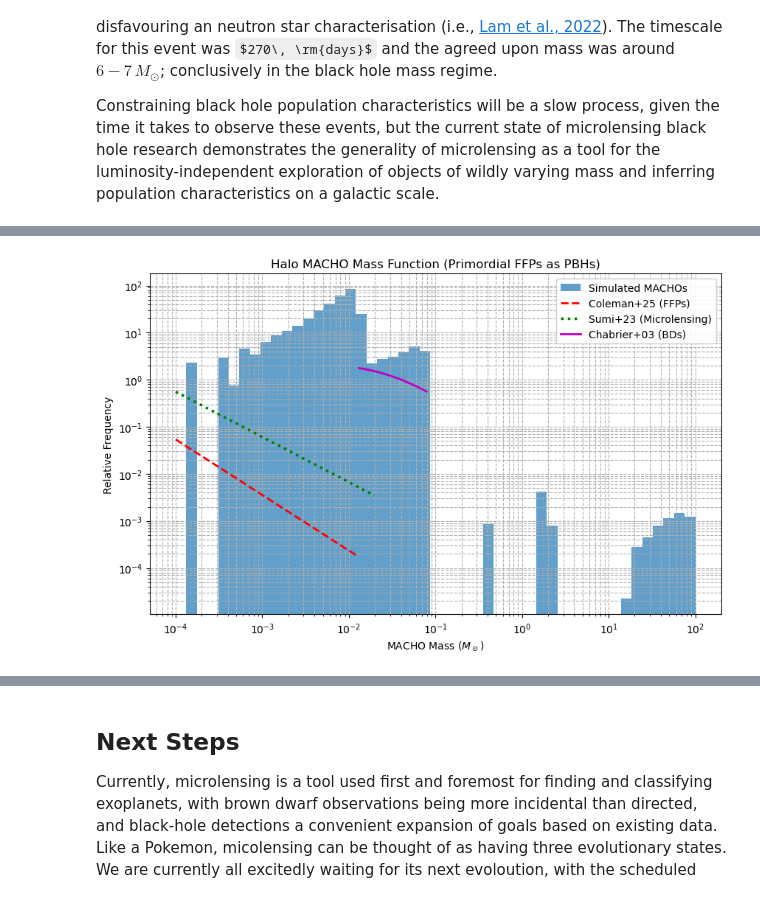
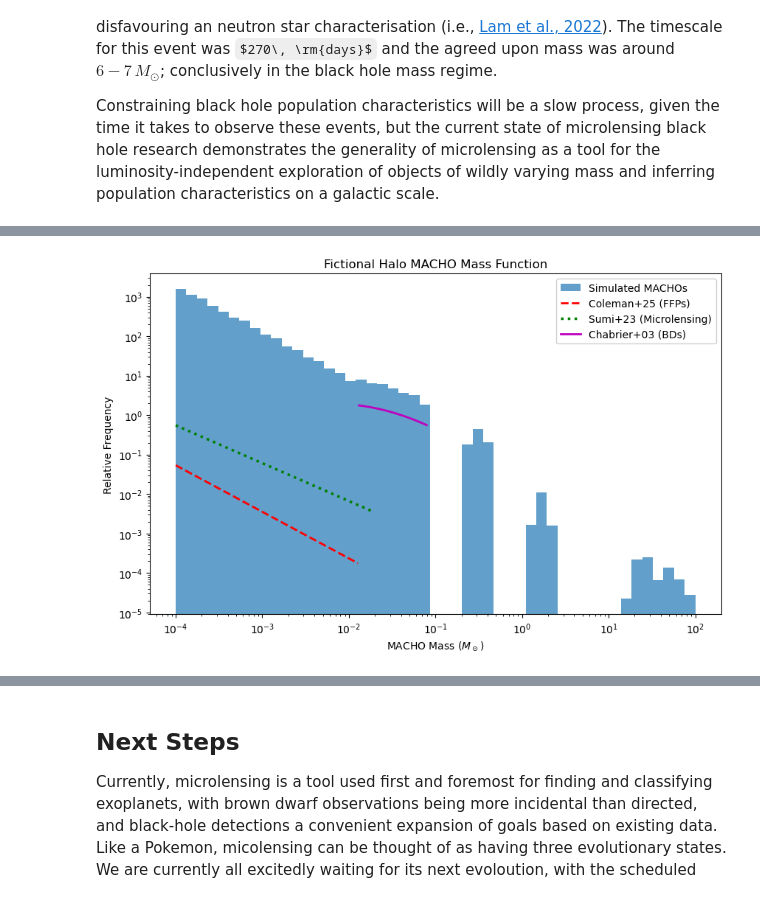
Before and after one commit to AmberLee2427/TheMicrolensersGuideToTheGalaxy, a Jupyter notebook: Notebooks/RemnantsAndDarkMatter.ipynb, the cells around one changed output, grey strips where cells are left out. Saved outputs shown, nothing was run; the diff lists cells and outputs as text; code cells hidden in the pictures; some formulas as TeX source.

```diff
--- a/Notebooks/RemnantsAndDarkMatter.ipynb
+++ b/Notebooks/RemnantsAndDarkMatter.ipynb
@@ -268,9 +421,4 @@ Although initially proposed as a method for detecting astrophysical objects in t
 # %%
-import numpy as np
-import matplotlib.pyplot as plt
-from scipy.integrate import quad
-from typing import Tuple, Callable
-
 # Constants
 M_JUP_TO_M_SUN = 9.54e-4  # 1 Jupiter mass in solar masses
 M_EARTH_TO_M_SUN = 3.003e-6  # 1 Earth mass in solar masses
@@ -419,7 +567,7 @@ def sample_powerlaw(min_mass: float, max_mass: float, gamma: float, size: int) -
         Sampled masses.
     """
     u = np.random.uniform(0, 1, size)
-    return (min_mass**(gamma + 1) + u * (max_mass**(gamma + 1) - min_mass**(gamma + 1)))**(1 / (gamma + 1))
+    return (min_mass**(1-gamma) + u * (max_mass**(1-gamma) - min_mass**(1-gamma)))**(1/(1-gamma))
 
 def sample_macho_mass(size: int = 10_000) -> np.ndarray:
     """
@@ -460,33 +608,33 @@ if __name__ == "__main__":
     # Plot
     plt.figure(figsize=(10, 6))
     bins = np.logspace(np.log10(1e-4), np.log10(100), 50)
     counts, _, _ = plt.hist(macho_masses, bins=bins, density=True, alpha=0.7, color='#1f77b4', label='Simulated MACHOs')
     plt.xscale('log')
     plt.yscale('log')
     plt.xlabel(r'MACHO Mass ($M_\odot$)')
     plt.ylabel('Relative Frequency')
-    plt.title('Halo MACHO Mass Function (Primordial FFPs as PBHs)')
-    plt.grid(True, which='both', ls='--')
+    plt.title('Fictional Halo MACHO Mass Function')
+    #plt.grid(True, which='both', ls='--')
 
     # --- Theoretical curves (truncated) ---
     M_grid = np.logspace(-4, 2, 500)
 
     # Coleman25: 0.0001 - 0.013 Msun (FFPs)
     coleman_mask = (M_grid >= 1e-4) & (M_grid <= 0.013)
     plt.plot(M_grid[coleman_mask], ffp_mass_function_Coleman25(M_grid)[coleman_mask],
              'r--', lw=2, label='Coleman+25 (FFPs)')
 
     # Sumi23: <0.02 Msun
     sumi_mask = M_grid <= 0.02
     plt.plot(M_grid[sumi_mask], ffp_mass_function_Sumi23(M_grid)[sumi_mask],
              'g:', lw=2.5, label='Sumi+23 (Microlensing)')
 
     # Chabrier03 IMF scaled to BD range (0.013-0.08 Msun)
     bd_mask = (M_grid >= 0.013) & (M_grid <= 0.08)
     chabrier_bd = imf_chabrier03(M_grid[bd_mask]) * 0.28  # Scale to match sampling fraction
     plt.plot(M_grid[bd_mask], chabrier_bd, 'm-', lw=2, label='Chabrier+03 (BDs)')
 
     plt.legend(fontsize=10, framealpha=0.9)
     plt.show()
 # %% [output]
-[figure, old version]
+[figure, new version]
```
Also changed, not shown: parts of 10 cells of this notebook, 2 other files.
